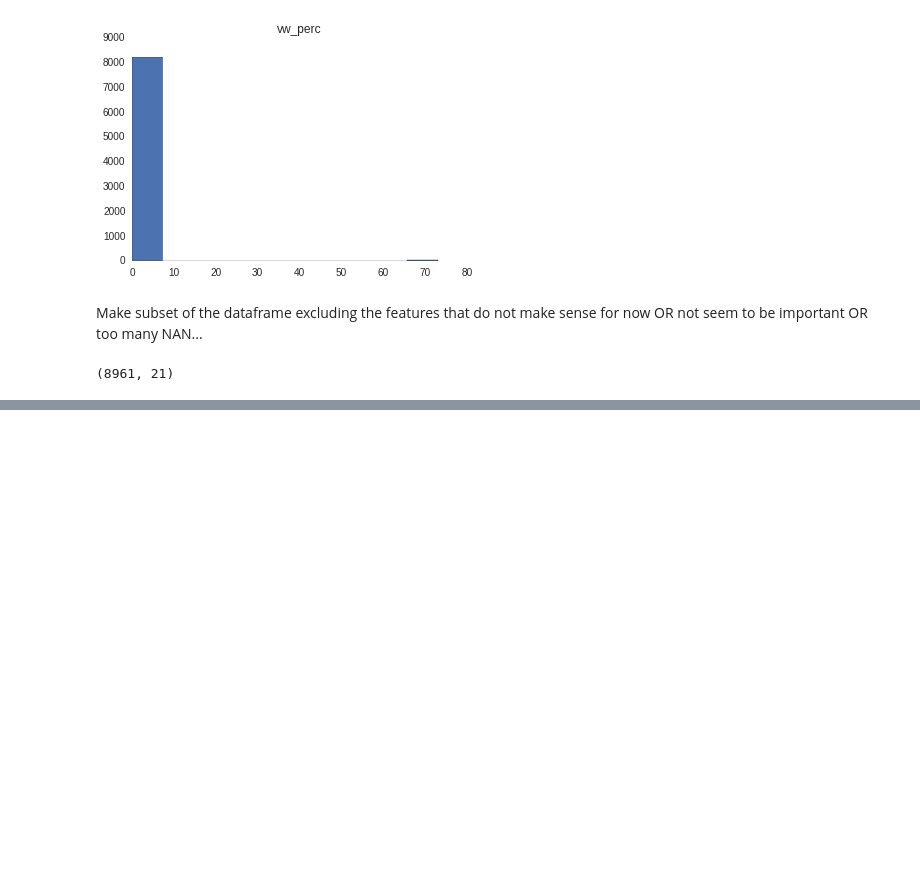
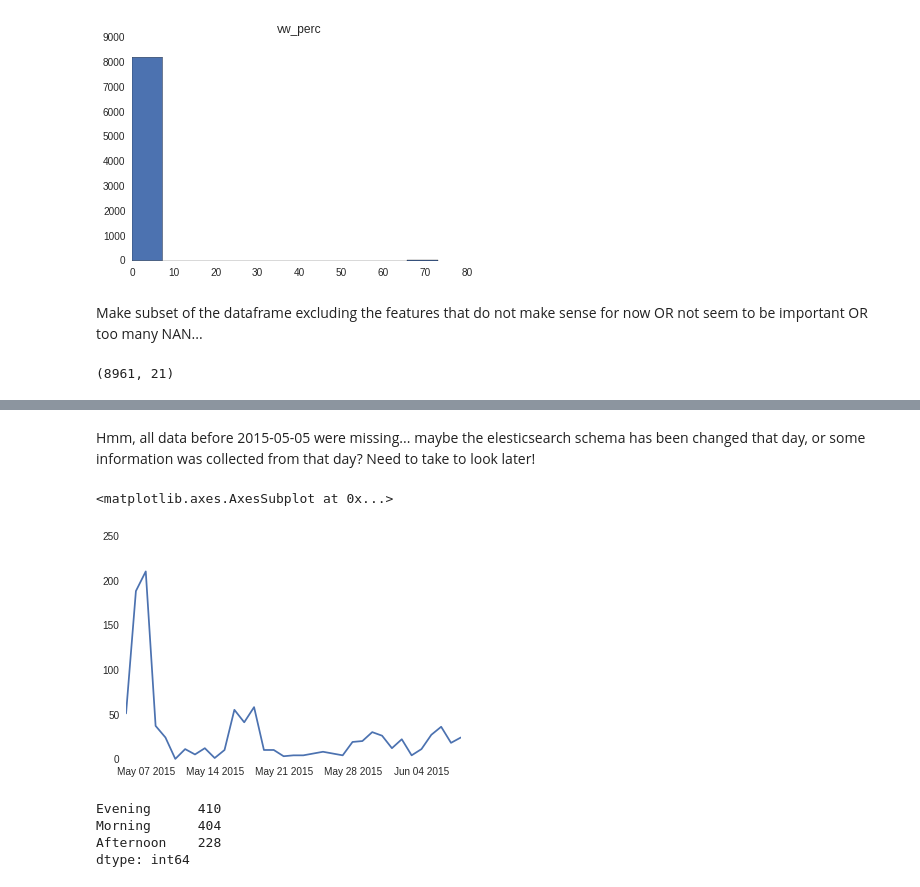
Before and after one commit to hellowendy/Insight_Data_Science, a Jupyter notebook: notebook/Zenit_data_explotary.ipynb, the cells around one changed output, grey strips where cells are left out. Cells and saved outputs as stored; diff of their text form; code cells hidden in the pictures; blank space fills up the shorter version.

```diff
--- a/notebook/Zenit_data_explotary.ipynb
+++ b/notebook/Zenit_data_explotary.ipynb
@@ -238,0 +312,2 @@ clicks_df_small.shape
+# %%
+clicks_df_small_dropna_parse = clicks_df_small_dropna
@@ -238,0 +316,4 @@ clicks_df_small.shape
+# %%
+def get_browser(br_vs):
+    return br_vs.split()[0]
+clicks_df_small_dropna_parse['br'] = clicks_df_small_dropna_parse['br'].apply(get_browser)
@@ -238,0 +334,6 @@ clicks_df_small.shape
+# %%
+def get_date(timestring):
+    mytime = timestring.split('.')[0]
+    return datetime.datetime.strptime(mytime, '%Y-%m-%dT%X')
+#get_date("2015-05-10T20:52:50.992Z")
+clicks_df_small_dropna_parse['created_at'] = clicks_df_small_dropna_parse['created_at'].apply(get_date)
@@ -238,0 +360,3 @@ clicks_df_small.shape
+# %%
+#clicks_df_small_dropna_parse['created_at'].iloc[0].date()
+clicks_df_small_dropna_parse['date'] = clicks_df_small_dropna_parse['created_at'].apply(datetime.datetime.date)
@@ -238,0 +383,7 @@ clicks_df_small.shape
+# %% [markdown]
+Hmm, all data before 2015-05-05 were missing... maybe the elesticsearch schema has been changed that day, or some information was collected from that day? Need to take to look later!
+# %%
+clicks_df_small_dropna_parse['date'].value_counts().sort_index().plot()
+# %% [output]
+<matplotlib.axes.AxesSubplot at 0x...>
+[figure, added]
@@ -238,0 +400,7 @@ clicks_df_small.shape
+# %%
+clicks_df_small_dropna_parse['time'].value_counts()
+# %% [output]
+Evening      410
+Morning      404
+Afternoon    228
+dtype: int64
```
Also changed, not shown: parts of 28 cells of this notebook, 1 other file.
